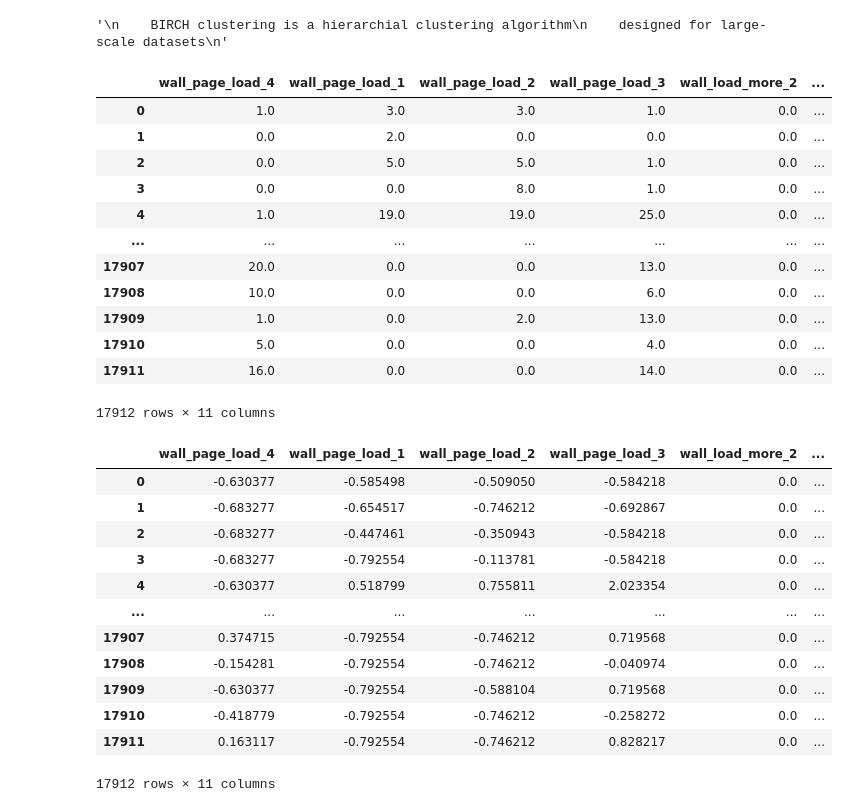
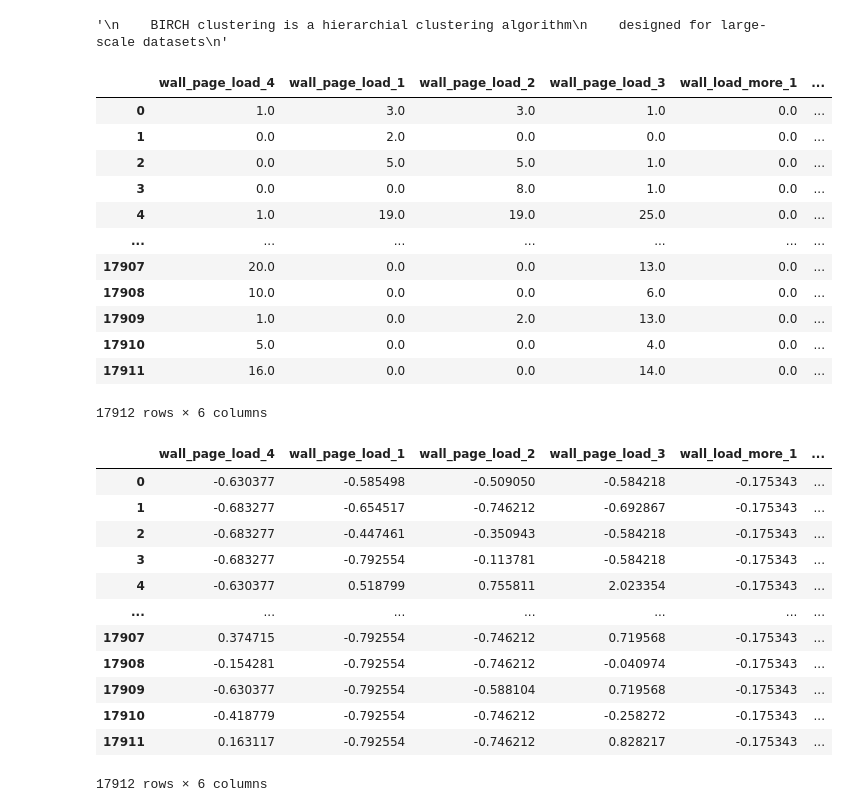
Before and after one commit to Jaidenmagnan/clusters, a Jupyter notebook: birch.ipynb, the cells around one changed output. Saved outputs shown, nothing was run; the diff lists cells and outputs as text; code cells hidden in the pictures.

```diff
--- a/birch.ipynb
+++ b/birch.ipynb
@@ -29,52 +29,56 @@ df = pd.read_csv("data/pbd_outliers_removed.csv")
 #    "video_completed_4"
 #]
 
-cols = [
-   "wall_page_load_4",
-   "wall_page_load_1",
-   "wall_page_load_2",
-   "wall_page_load_3",
-   "wall_load_more_2",
-   "wall_load_more_1",
-   "wall_load_more_4",
-   "wall_load_more_3",
-   "wall_make_post_1",
-   "wall_make_post_2",
-   "wall_make_post_4"
-]
+#cols = [
+#    "wall_page_load_4",
+#   "wall_page_load_1",
+#   "wall_page_load_2",
+#   "wall_page_load_3",
+#   "wall_load_more_1",
+#   "wall_make_post_2",
+#]
 
 #cols = [
 # "video_pause_1",
 # "video_completed_1",
 # "video_pause_4",
 # "video_play_1",
 # "video_watch_2",
 # "video_watch_3",
 # "video_seek_3",
 # "video_play_2",
 # "video_seek_4",
 # "video_watch_1",
 # "video_completed_2",
 # "video_pause_2",
 # "video_play_4",
 # "video_play_3",
 # "video_pause_3",
 # "video_seek_1",
 # "video_watch_4",
 # "video_seek_2",
 # "video_caption_1",
 # "video_completed_3",
 # "video_caption_2",
 # "video_completed_4"
 #]
 
+cols = [
+"tys_finish_4",
+"tys_answer_4",
+"tys_load_4",
+"tys_previous_4",
+"tys_review_incorrect_question_4",
+"tys_review_topic_video_4",
+]
+
 
 trimmed_df = df[cols]
 #scores = df["ALG1_EOC_SCALE_SCORE_22"]
 
 trimmed_df
 # %% [output]
-|  | wall_page_load_4 | wall_page_load_1 | wall_page_load_2 | wall_page_load_3 | wall_load_more_2 | ... |
+|  | wall_page_load_4 | wall_page_load_1 | wall_page_load_2 | wall_page_load_3 | wall_load_more_1 | ... |
 | 0 | 1.0 | 3.0 | 3.0 | 1.0 | 0.0 | ... |
 | 1 | 0.0 | 2.0 | 0.0 | 0.0 | 0.0 | ... |
 | 2 | 0.0 | 5.0 | 5.0 | 1.0 | 0.0 | ... |
@@ -86,7 +90,7 @@ trimmed_df
 | 17909 | 1.0 | 0.0 | 2.0 | 13.0 | 0.0 | ... |
 | 17910 | 5.0 | 0.0 | 0.0 | 4.0 | 0.0 | ... |
 | 17911 | 16.0 | 0.0 | 0.0 | 14.0 | 0.0 | ... |
-17912 rows × 11 columns
+17912 rows × 6 columns
 # %%
 # scales data
 scaler = StandardScaler()
@@ -94,19 +98,19 @@ df_scaled = pd.DataFrame(scaler.fit_transform(trimmed_df), columns=trimmed_df.co
 
 df_scaled
 # %% [output]
-|  | wall_page_load_4 | wall_page_load_1 | wall_page_load_2 | wall_page_load_3 | wall_load_more_2 | ... |
-| 0 | -0.630377 | -0.585498 | -0.509050 | -0.584218 | 0.0 | ... |
-| 1 | -0.683277 | -0.654517 | -0.746212 | -0.692867 | 0.0 | ... |
-| 2 | -0.683277 | -0.447461 | -0.350943 | -0.584218 | 0.0 | ... |
-| 3 | -0.683277 | -0.792554 | -0.113781 | -0.584218 | 0.0 | ... |
-| 4 | -0.630377 | 0.518799 | 0.755811 | 2.023354 | 0.0 | ... |
+|  | wall_page_load_4 | wall_page_load_1 | wall_page_load_2 | wall_page_load_3 | wall_load_more_1 | ... |
+| 0 | -0.630377 | -0.585498 | -0.509050 | -0.584218 | -0.175343 | ... |
+| 1 | -0.683277 | -0.654517 | -0.746212 | -0.692867 | -0.175343 | ... |
+| 2 | -0.683277 | -0.447461 | -0.350943 | -0.584218 | -0.175343 | ... |
+| 3 | -0.683277 | -0.792554 | -0.113781 | -0.584218 | -0.175343 | ... |
+| 4 | -0.630377 | 0.518799 | 0.755811 | 2.023354 | -0.175343 | ... |
 | ... | ... | ... | ... | ... | ... | ... |
-| 17907 | 0.374715 | -0.792554 | -0.746212 | 0.719568 | 0.0 | ... |
-| 17908 | -0.154281 | -0.792554 | -0.746212 | -0.040974 | 0.0 | ... |
-| 17909 | -0.630377 | -0.792554 | -0.588104 | 0.719568 | 0.0 | ... |
-| 17910 | -0.418779 | -0.792554 | -0.746212 | -0.258272 | 0.0 | ... |
-| 17911 | 0.163117 | -0.792554 | -0.746212 | 0.828217 | 0.0 | ... |
+| 17907 | 0.374715 | -0.792554 | -0.746212 | 0.719568 | -0.175343 | ... |
+| 17908 | -0.154281 | -0.792554 | -0.746212 | -0.040974 | -0.175343 | ... |
+| 17909 | -0.630377 | -0.792554 | -0.588104 | 0.719568 | -0.175343 | ... |
+| 17910 | -0.418779 | -0.792554 | -0.746212 | -0.258272 | -0.175343 | ... |
+| 17911 | 0.163117 | -0.792554 | -0.746212 | 0.828217 | -0.175343 | ... |
-17912 rows × 11 columns
+17912 rows × 6 columns
 # %%
 # remove NaN
 # this imputer completes missing values with the mean
```
Also changed, not shown: parts of 6 cells of this notebook, 4 other files.
